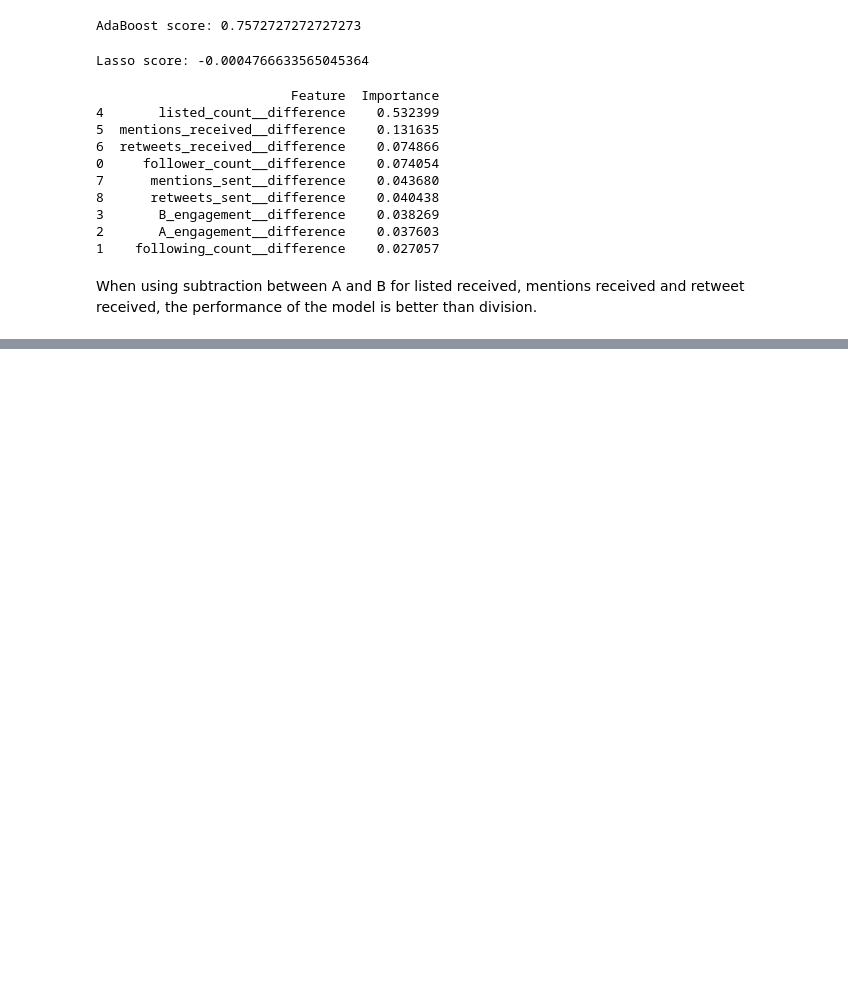
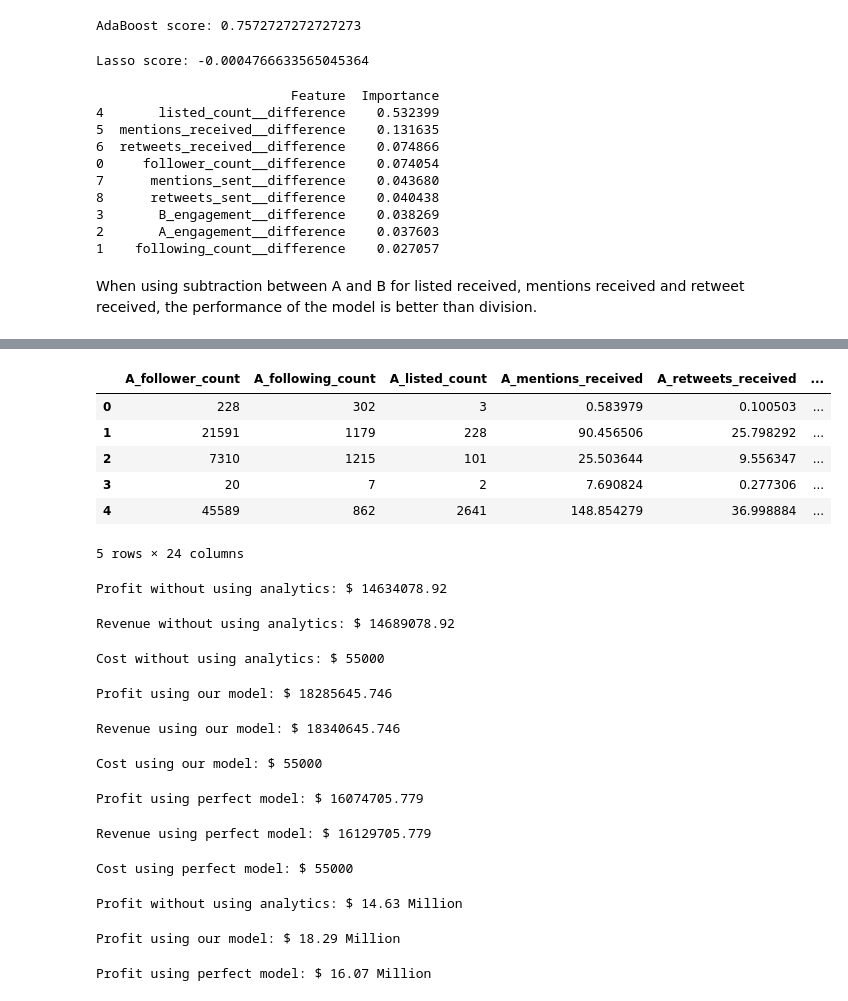
Before and after one commit to lakshyaag/INSY670-SocialMediaAnalytics-Group, a Jupyter notebook: Assignment/code.ipynb, the cells around one changed output, grey strips where cells are left out. Saved outputs shown, nothing was run; the diff lists cells and outputs as text; code cells hidden in the pictures; blank space fills up the shorter version.

Commit message:
Profit calculations

```diff
--- a/Assignment/code.ipynb
+++ b/Assignment/code.ipynb
@@ -327,0 +350,7 @@ sns.heatmap(cm, annot=True, fmt='d')
+# %%
+#Profit calculation
+
+data_profit = pd.read_csv("./data/train_processed.csv")
+
+data_profit.head()
+# %% [output]
@@ -327,0 +358,70 @@ sns.heatmap(cm, annot=True, fmt='d')
+|  | A_follower_count | A_following_count | A_listed_count | A_mentions_received | A_retweets_received | ... |
+| 0 | 228 | 302 | 3 | 0.583979 | 0.100503 | ... |
+| 1 | 21591 | 1179 | 228 | 90.456506 | 25.798292 | ... |
+| 2 | 7310 | 1215 | 101 | 25.503644 | 9.556347 | ... |
+| 3 | 20 | 7 | 2 | 7.690824 | 0.277306 | ... |
+| 4 | 45589 | 862 | 2641 | 148.854279 | 36.998884 | ... |
+5 rows × 24 columns
+# %%
+#Profit without using analytics
+# (A_follower_count + B_follower_count)*0.0002*10 - 5*total_rows*2
+
+total_rows = data_profit.shape[0]
+Revenue_no_analytics = (data_profit["A_follower_count"] + data_profit["B_follower_count"]).sum()*0.0002*10
+Cost_no_analytics = 5*total_rows*2
+profit_no_analytics = Revenue_no_analytics - Cost_no_analytics
+
+print(f"Profit without using analytics: $ {profit_no_analytics}")
+print(f"Revenue without using analytics: $ {Revenue_no_analytics}")
+print(f"Cost without using analytics: $ {Cost_no_analytics}")
+# %% [output]
+Profit without using analytics: $ 14634078.92
+Revenue without using analytics: $ 14689078.92
+Cost without using analytics: $ 55000
+# %%
+#Profit using analytics (Our model)
+# Revenue_our_model if predicted_choice == 1 then (A_follower_count)*0.0003*10  else (B_follower_count)*0.0003*10
+
+Revenue_our_model = data_profit.apply(lambda x: x["A_follower_count"]*0.0003*10 if x["predicted_choice"] == 1 else x["B_follower_count"]*0.0003*10, axis=1).sum()
+
+Cost_our_model = 10*total_rows
+
+profit_our_model = Revenue_our_model - Cost_our_model
+
+print(f"Profit using our model: $ {profit_our_model}")
+print(f"Revenue using our model: $ {Revenue_our_model}")
+print(f"Cost using our model: $ {Cost_our_model}")
+# %% [output]
+Profit using our model: $ 18285645.746
+Revenue using our model: $ 18340645.746
+Cost using our model: $ 55000
+# %%
+#Profit using Perfect model
+# Revenue_perfect_model if Choice == 1 then (A_follower_count)*0.0003*10  else (B_follower_count)*0.0003*10
+
+Revenue_perfect_model = data_profit.apply(lambda x: x["A_follower_count"]*0.0003*10 if x["Choice"] == 1 else x["B_follower_count"]*0.0003*10, axis=1).sum()
+
+Cost_perfect_model = 10*total_rows
+
+profit_perfect_model = Revenue_perfect_model - Cost_perfect_model
+
+print(f"Profit using perfect model: $ {profit_perfect_model}")
+print(f"Revenue using perfect model: $ {Revenue_perfect_model}")
+print(f"Cost using perfect model: $ {Cost_perfect_model}")
+# %% [output]
+Profit using perfect model: $ 16074705.779
+Revenue using perfect model: $ 16129705.779
+Cost using perfect model: $ 55000
+# %%
+#Printing Profits in millions for all three cases
+profit_no_analytics_rounded = round(profit_no_analytics/1000000, 2)
+profit_our_model_rounded = round(profit_our_model/1000000, 2)
+profit_perfect_model_rounded = round(profit_perfect_model/1000000, 2)
+
+print(f"Profit without using analytics: $ {profit_no_analytics_rounded} Million")
+print(f"Profit using our model: $ {profit_our_model_rounded} Million")
+print(f"Profit using perfect model: $ {profit_perfect_model_rounded} Million")
+# %% [output]
+Profit without using analytics: $ 14.63 Million
+Profit using our model: $ 18.29 Million
+Profit using perfect model: $ 16.07 Million
```
Also changed, not shown: parts of 5 cells of this notebook, 3 other files.
